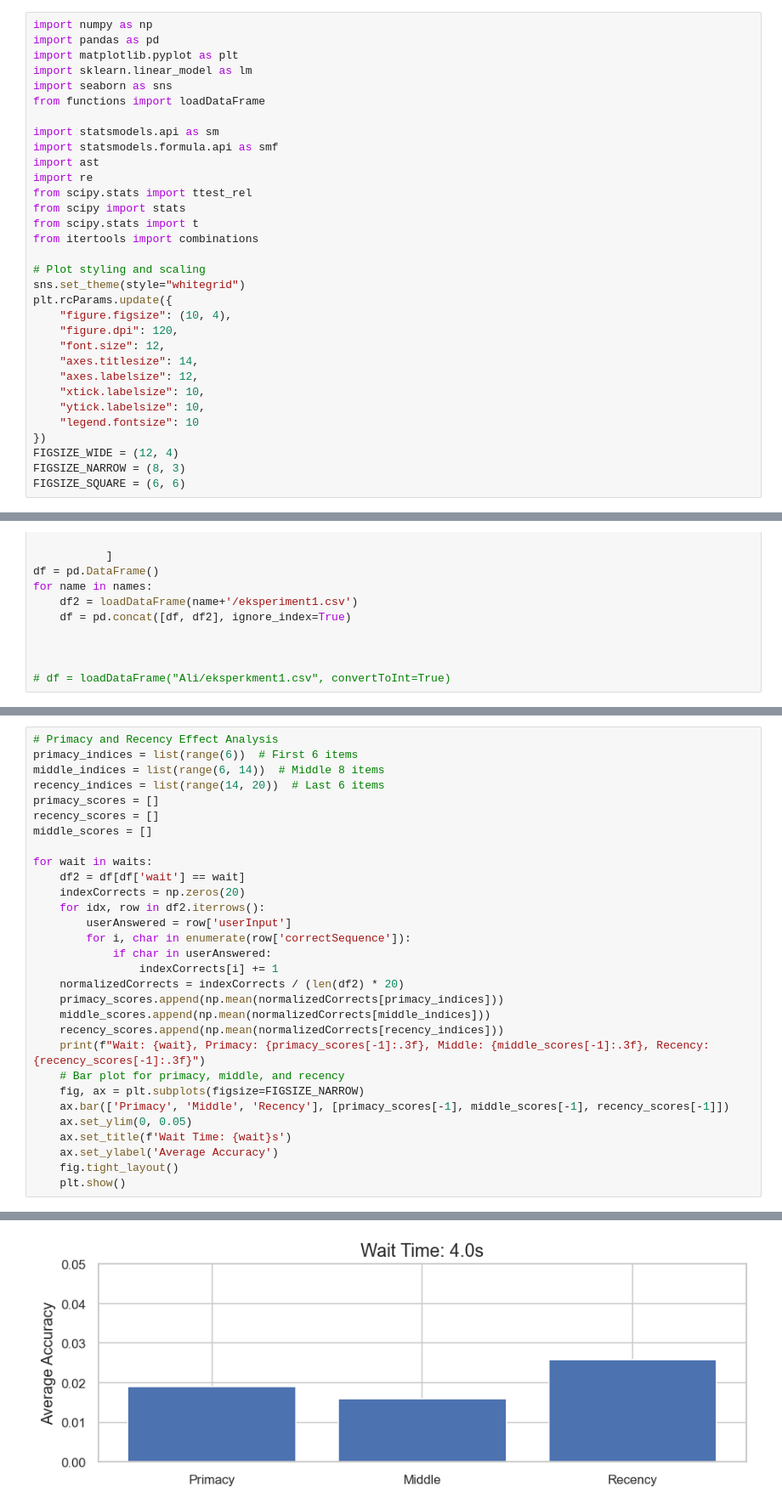
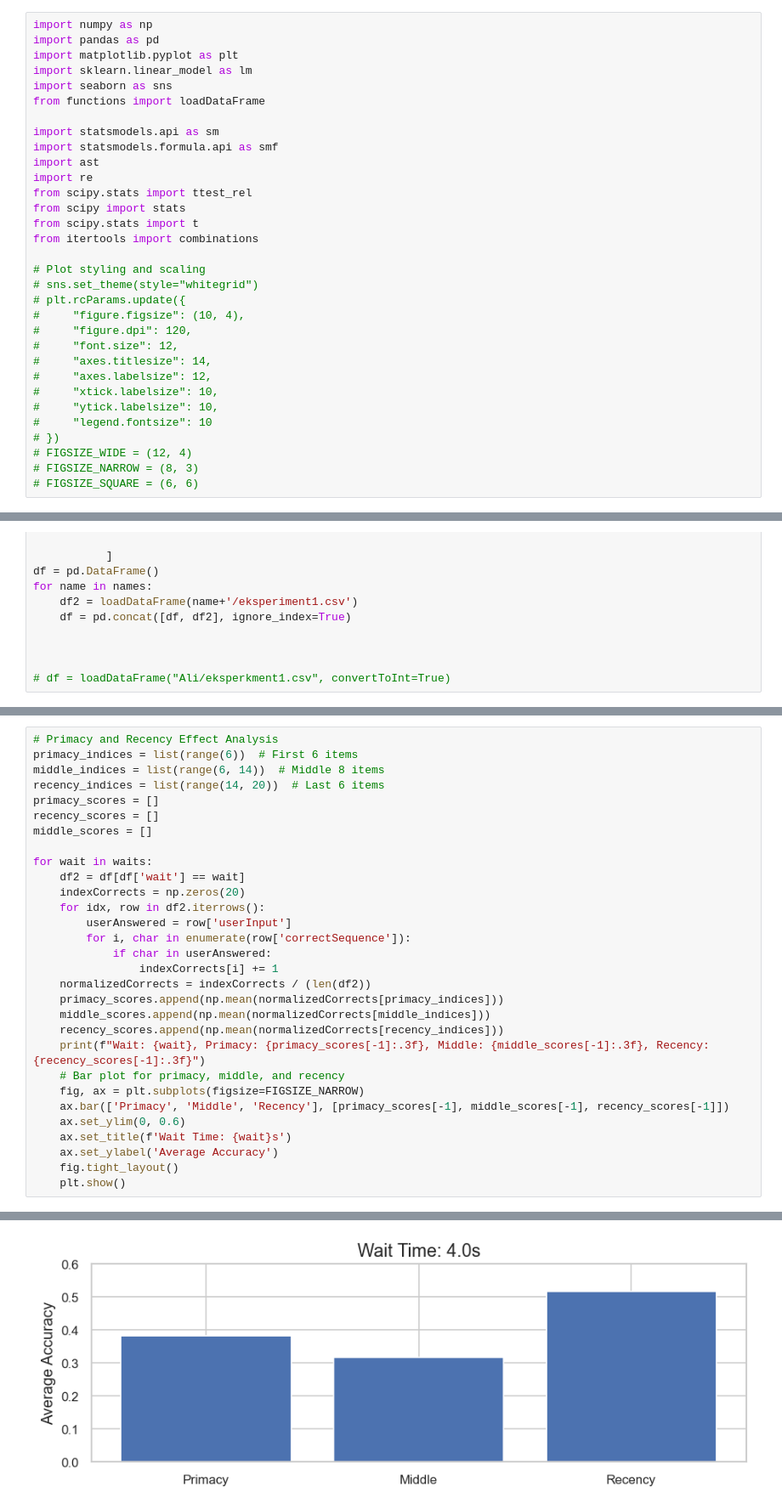
Before and after one commit to KasperKCarlsen/02464---Mini-Project-1, a Jupyter notebook: primacyRecency.ipynb, the cells around one changed output, grey strips where cells are left out. Shown at 85% size. Saved outputs shown, nothing was run; the diff lists cells and outputs as text.

```diff
--- a/primacyRecency.ipynb
+++ b/primacyRecency.ipynb
@@ -16,20 +16,20 @@ from scipy.stats import t
 from itertools import combinations
 
 # Plot styling and scaling
-sns.set_theme(style="whitegrid")
-plt.rcParams.update({
-    "figure.figsize": (10, 4),
-    "figure.dpi": 120,
-    "font.size": 12,
-    "axes.titlesize": 14,
-    "axes.labelsize": 12,
-    "xtick.labelsize": 10,
-    "ytick.labelsize": 10,
-    "legend.fontsize": 10
-})
-FIGSIZE_WIDE = (12, 4)
-FIGSIZE_NARROW = (8, 3)
-FIGSIZE_SQUARE = (6, 6)
+# sns.set_theme(style="whitegrid")
+# plt.rcParams.update({
+#     "figure.figsize": (10, 4),
+#     "figure.dpi": 120,
+#     "font.size": 12,
+#     "axes.titlesize": 14,
+#     "axes.labelsize": 12,
+#     "xtick.labelsize": 10,
+#     "ytick.labelsize": 10,
+#     "legend.fontsize": 10
+# })
+# FIGSIZE_WIDE = (12, 4)
+# FIGSIZE_NARROW = (8, 3)
+# FIGSIZE_SQUARE = (6, 6)
 # %% [markdown]
 ### Load data
 # %%
@@ -112,7 +112,7 @@ for wait in waits:
         for i, char in enumerate(row['correctSequence']):
             if char in userAnswered:
                 indexCorrects[i] += 1
-    normalizedCorrects = indexCorrects / (len(df2) * 20)
+    normalizedCorrects = indexCorrects / (len(df2))
     primacy_scores.append(np.mean(normalizedCorrects[primacy_indices]))
     middle_scores.append(np.mean(normalizedCorrects[middle_indices]))
     recency_scores.append(np.mean(normalizedCorrects[recency_indices]))
@@ -120,7 +120,7 @@ for wait in waits:
     # Bar plot for primacy, middle, and recency
     fig, ax = plt.subplots(figsize=FIGSIZE_NARROW)
     ax.bar(['Primacy', 'Middle', 'Recency'], [primacy_scores[-1], middle_scores[-1], recency_scores[-1]])
-    ax.set_ylim(0, 0.05)
+    ax.set_ylim(0, 0.6)
     ax.set_title(f'Wait Time: {wait}s')
     ax.set_ylabel('Average Accuracy')
     fig.tight_layout()
@@ -138 +138 @@ Wait: 4.0, Primacy: 0.019, Middle: 0.016, Recency: 0.026
-[figure, old version]
+[figure, new version]
```
Also changed, not shown: parts of 1 cell of this notebook.
